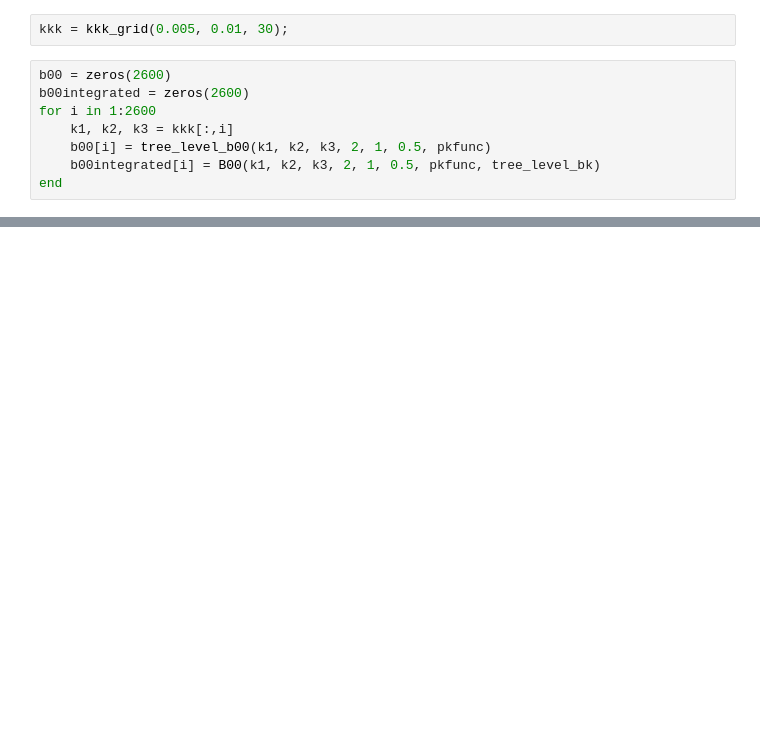
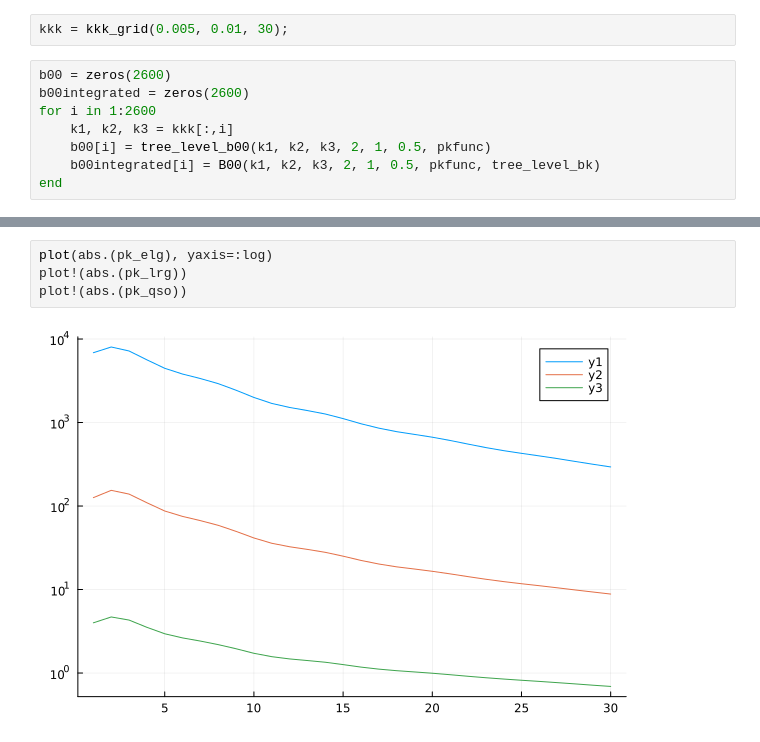
Before and after one commit to ladosamushia/BispectrumTheory, a Jupyter notebook: notebooks/Bispectrum_monopole.ipynb, the cells around one changed output, grey strips where cells are left out. Cells and saved outputs as stored; diff of their text form; blank space fills up the shorter version.

```diff
--- a/notebooks/Bispectrum_monopole.ipynb
+++ b/notebooks/Bispectrum_monopole.ipynb
@@ -32,0 +53,6 @@ plot((b00 .- b00integrated)./b00integrated)
+# %%
+plot(abs.(pk_elg), yaxis=:log)
+plot!(abs.(pk_lrg))
+plot!(abs.(pk_qso))
+# %% [output]
+[figure, added]
```
Also changed, not shown: parts of 9 cells of this notebook, 2 other files.
